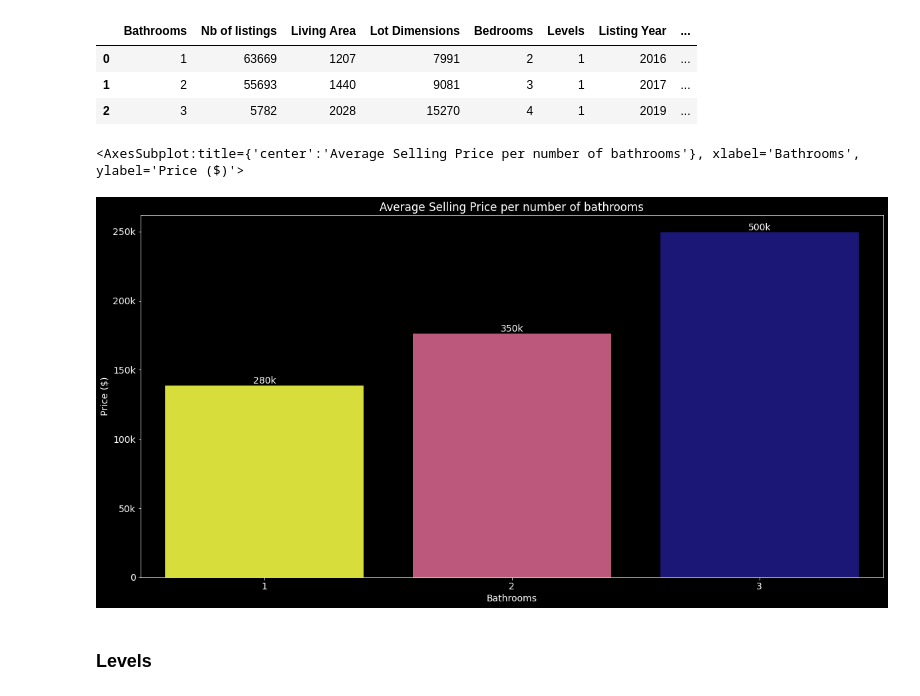
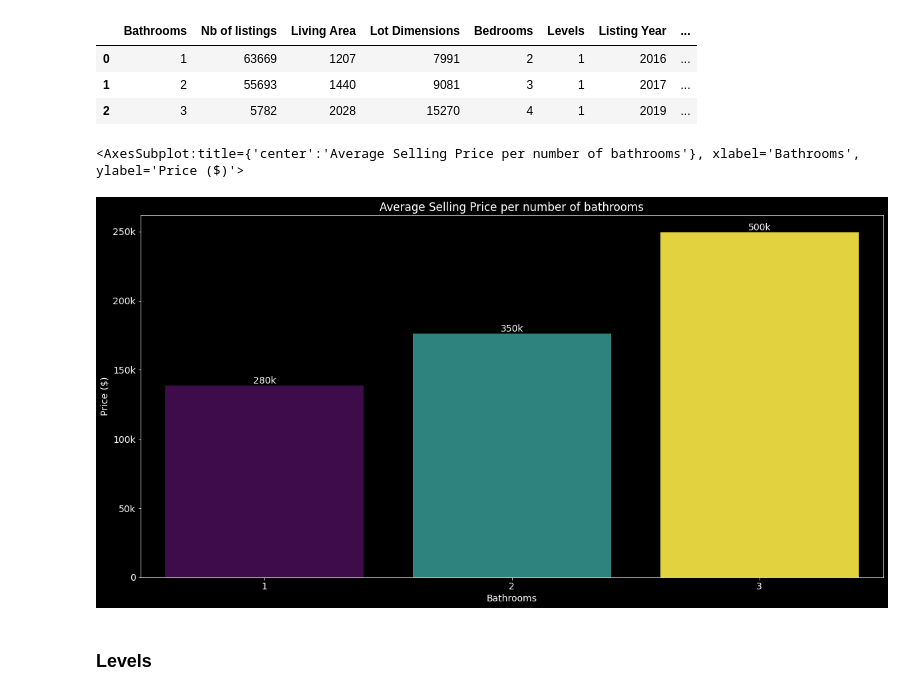
Before and after one commit to simkass/quebec-real-estate-analysis, a Jupyter notebook: notebooks/visualization2.ipynb, the cells around one changed output. Drawn from its saved outputs; the diff is of its cells as text; code cells hidden in the pictures.

```diff
--- a/notebooks/visualization2.ipynb
+++ b/notebooks/visualization2.ipynb
@@ -278,16 +279,16 @@ bathrooms_df
 | 2 | 3 | 5782 | 2028 | 15270 | 4 | 1 | 2019 | ... |
 # %%
 fig = plt.figure(figsize=[20, 10])
-ax = sns.barplot(x="Bathrooms", y="Price", data=bathrooms_df, palette=color_palette("plasma", 3, 3, True))
+ax = sns.barplot(x="Bathrooms", y="Price", data=bathrooms_df, palette=color_palette("viridis", 3, 3, False))
 
 ax.set_title("Average Selling Price per number of bathrooms")
 ax.set_ylabel("Price ($)")
 ax.set_yticklabels(["0", "50k", "100k", "150k", "200k", "250k"])
 ax.bar_label(ax.containers[0], labels=["280k", "350k", "500k"])
 fig.add_axes(ax)
 # %% [output]
 <AxesSubplot:title={'center':'Average Selling Price per number of bathrooms'}, xlabel='Bathrooms', ylabel='Price ($)'>
-[figure, old version]
+[figure, new version]
 # %% [markdown]
 ### Levels
 # %%
```
Also changed, not shown: parts of 11 cells of this notebook, 1 other file.
